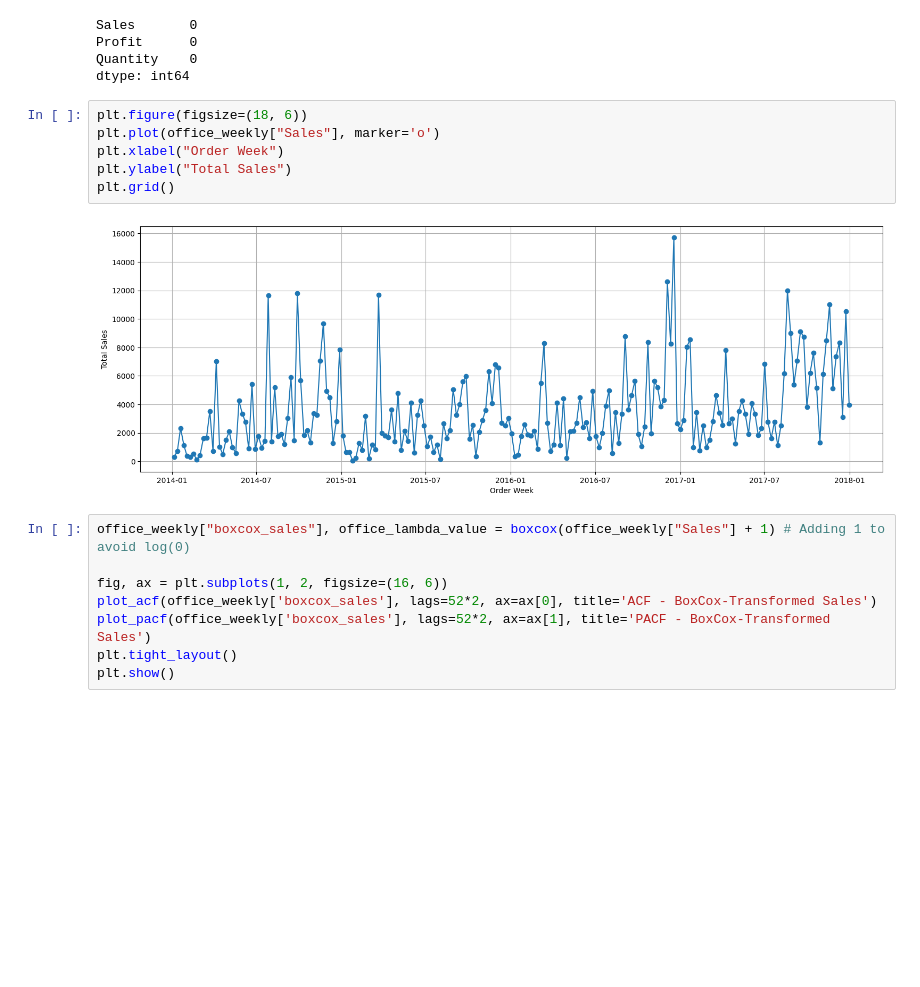
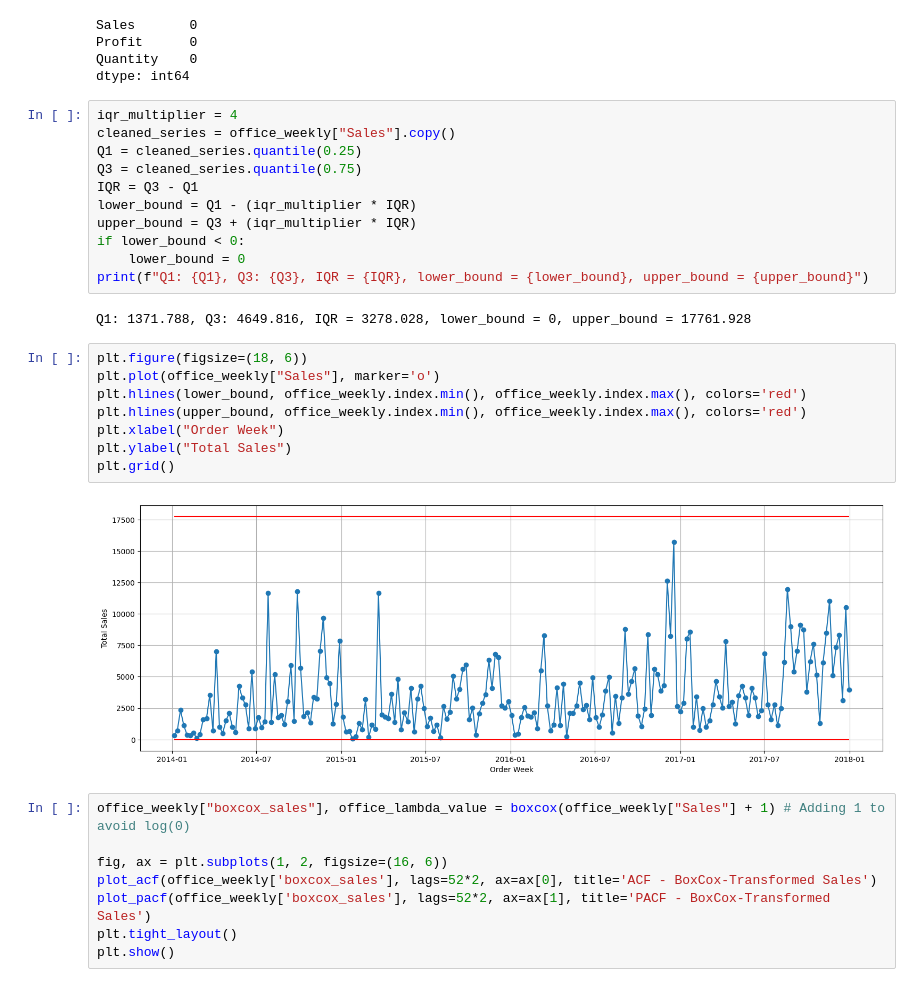
Before and after one commit to jackhenshaw/retail_demand_forecasting, a Jupyter notebook: notebooks/02_ARIMA_modeling.ipynb, the cells around one changed output. Saved outputs shown, nothing was run; the diff lists cells and outputs as text; blank space fills up the shorter version.

```diff
--- a/notebooks/02_ARIMA_modeling.ipynb
+++ b/notebooks/02_ARIMA_modeling.ipynb
@@ -783,14 +800,29 @@ Sales       0
 Profit      0
 Quantity    0
 dtype: int64
+# %%
+iqr_multiplier = 4
+cleaned_series = office_weekly["Sales"].copy()
+Q1 = cleaned_series.quantile(0.25)
+Q3 = cleaned_series.quantile(0.75)
+IQR = Q3 - Q1
+lower_bound = Q1 - (iqr_multiplier * IQR)
+upper_bound = Q3 + (iqr_multiplier * IQR)
+if lower_bound < 0:
+    lower_bound = 0
+print(f"Q1: {Q1}, Q3: {Q3}, IQR = {IQR}, lower_bound = {lower_bound}, upper_bound = {upper_bound}")
+# %% [output]
+Q1: 1371.788, Q3: 4649.816, IQR = 3278.028, lower_bound = 0, upper_bound = 17761.928
 # %%
 plt.figure(figsize=(18, 6))
 plt.plot(office_weekly["Sales"], marker='o')
+plt.hlines(lower_bound, office_weekly.index.min(), office_weekly.index.max(), colors='red')
+plt.hlines(upper_bound, office_weekly.index.min(), office_weekly.index.max(), colors='red')
 plt.xlabel("Order Week")
 plt.ylabel("Total Sales")
 plt.grid()
 # %% [output]
-[figure, old version]
+[figure, new version]
 # %%
 office_weekly["boxcox_sales"], office_lambda_value = boxcox(office_weekly["Sales"] + 1) # Adding 1 to avoid log(0)
 
```
Also changed, not shown: parts of 11 cells of this notebook, 11 other files.
